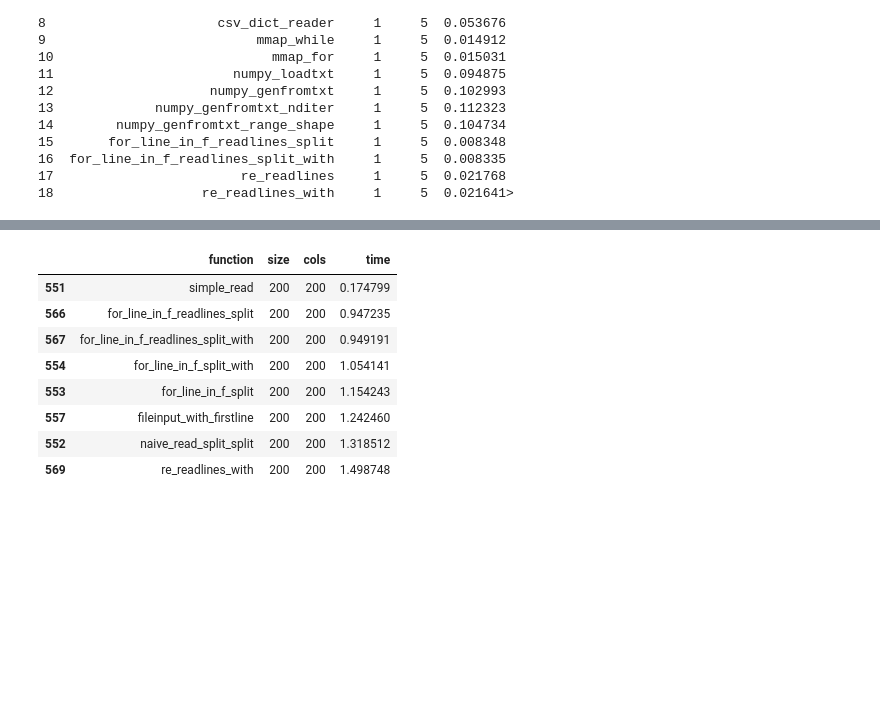
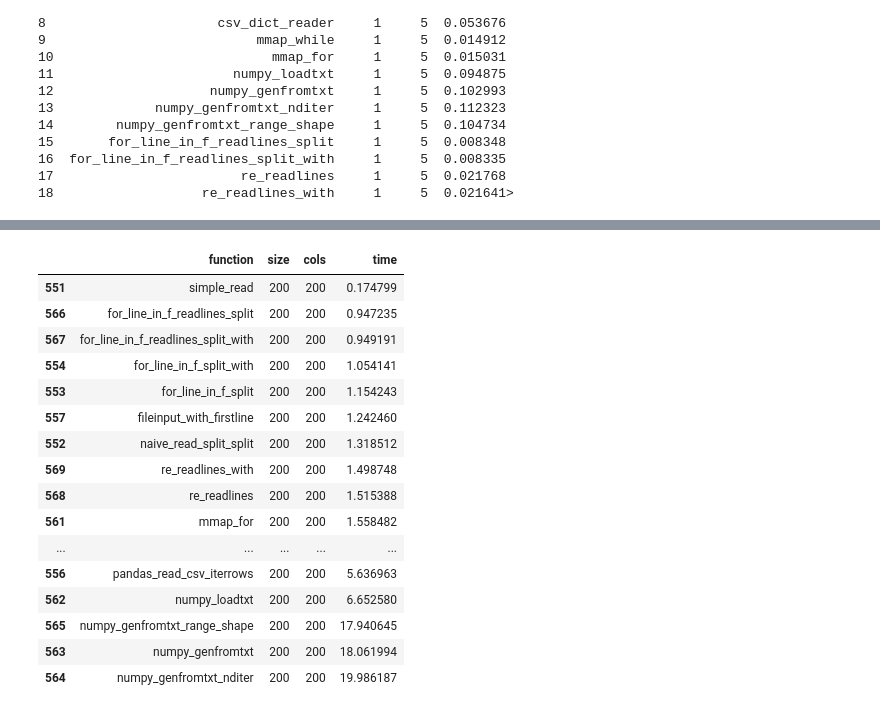
Before and after one commit to john-science/data_science_by_example, a Jupyter notebook: examples/6_reading_csv/read_csv_timing_analysis.ipynb, the cells around one changed output, grey strips where cells are left out. Drawn from its saved outputs; the diff is of its cells as text; code cells hidden in the pictures; blank space fills up the shorter version.

```diff
--- a/examples/6_reading_csv/read_csv_timing_analysis.ipynb
+++ b/examples/6_reading_csv/read_csv_timing_analysis.ipynb
@@ -42,13 +53,21 @@ plt.title('Read Times for 200 Column Files of Different Sizes')
 # %%
-data[data['cols'] == 200][data['size'] == 200].sort('time')[:8]
+data[data['cols'] == 200][data['size'] == 200].sort('time')
 # %% [output]
 |  | function | size | cols | time |
 | 551 | simple_read | 200 | 200 | 0.174799 |
 | 566 | for_line_in_f_readlines_split | 200 | 200 | 0.947235 |
 | 567 | for_line_in_f_readlines_split_with | 200 | 200 | 0.949191 |
 | 554 | for_line_in_f_split_with | 200 | 200 | 1.054141 |
 | 553 | for_line_in_f_split | 200 | 200 | 1.154243 |
 | 557 | fileinput_with_firstline | 200 | 200 | 1.242460 |
 | 552 | naive_read_split_split | 200 | 200 | 1.318512 |
 | 569 | re_readlines_with | 200 | 200 | 1.498748 |
+| 568 | re_readlines | 200 | 200 | 1.515388 |
+| 561 | mmap_for | 200 | 200 | 1.558482 |
+| ... | ... | ... | ... | ... |
+| 556 | pandas_read_csv_iterrows | 200 | 200 | 5.636963 |
+| 562 | numpy_loadtxt | 200 | 200 | 6.652580 |
+| 565 | numpy_genfromtxt_range_shape | 200 | 200 | 17.940645 |
+| 563 | numpy_genfromtxt | 200 | 200 | 18.061994 |
+| 564 | numpy_genfromtxt_nditer | 200 | 200 | 19.986187 |
 # %%
```
Also changed, not shown: parts of 4 cells of this notebook.
